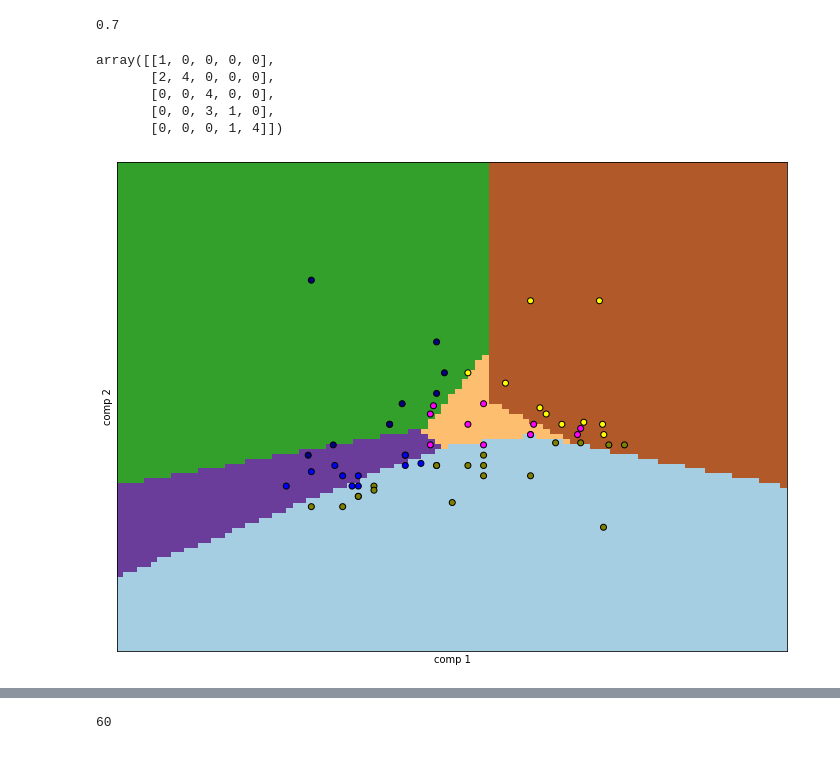
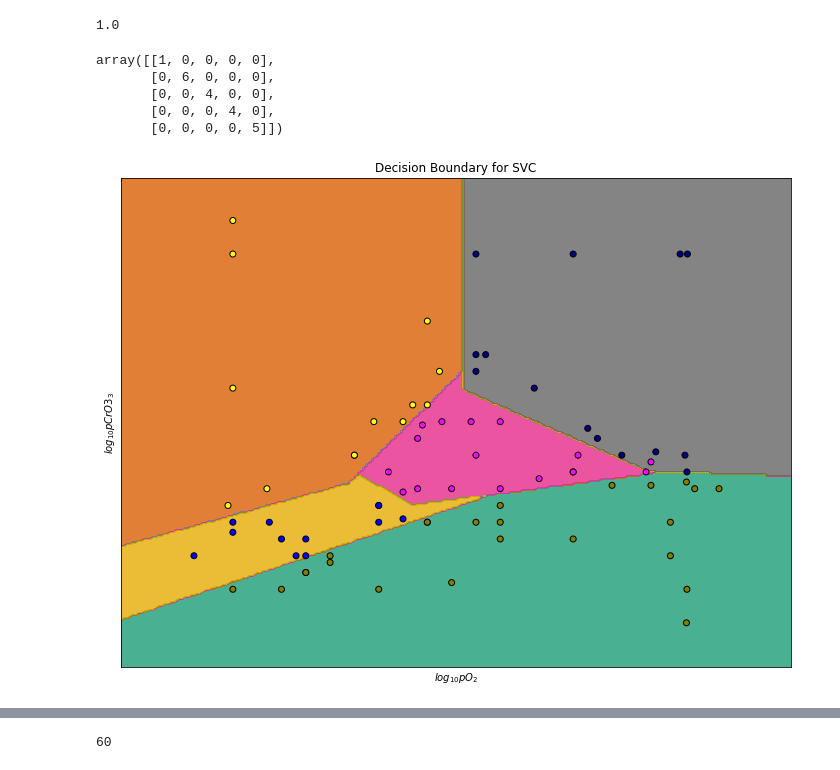
Before and after one commit to boledadian/cammp_7, a Jupyter notebook: P1/Untitled.ipynb, the cells around one changed output, grey strips where cells are left out. Saved outputs shown, nothing was run; the diff lists cells and outputs as text; code cells hidden in the pictures.

Commit message:
new plots for task 1

```diff
--- a/P1/Untitled.ipynb
+++ b/P1/Untitled.ipynb
@@ -9,56 +9,62 @@ X2 = df['log CrO3 /bar'].tolist()
 X = np.c_[X1,X2]
 y = df['reaction product']
 # %%
-from sklearn.preprocessing import MinMaxScaler
-scaler = MinMaxScaler()
+from sklearn.preprocessing import StandardScaler
+scaler = StandardScaler()
 scaler.fit(X)
 X = scaler.transform(X)
 # %%
 from sklearn.svm import SVC
 from sklearn.metrics import accuracy_score
 from sklearn.model_selection import train_test_split
-X_train, X_test, y_train, y_test = train_test_split(X, y, train_size=0.75, random_state=42)
+X_train, X_test, y_train, y_test = train_test_split(X, y, test_size=0.25, random_state=42)
 clf = SVC(gamma=0.5, kernel='linear',C = 20)
 clf.fit(X_train, y_train)
 y_pred = clf.predict(X_test)
 accuracy_score(y_test, y_pred)
 # %% [output]
-0.7
+1.0
 # %%
 from sklearn.metrics import confusion_matrix
 confusion_matrix(y_test, y_pred)
 # %% [output]
 array([[1, 0, 0, 0, 0],
-       [2, 4, 0, 0, 0],
+       [0, 6, 0, 0, 0],
        [0, 0, 4, 0, 0],
-       [0, 0, 3, 1, 0],
-       [0, 0, 0, 1, 4]])
+       [0, 0, 0, 4, 0],
+       [0, 0, 0, 0, 5]])
 # %%
 import matplotlib.pyplot as plt
 from random import sample
 idx = sample(list(df.index), int(df.shape[0]))
 h = .02
 x_min, x_max  = X_train[:, 0].min() - .5, X_train[:, 0].max() + .5
 y_min, y_max = X_train[:, 1].min() - .5, X_train[:, 1].max() + .5
 xx, yy = np.meshgrid(np.arange(x_min, x_max, h), np.arange(y_min, y_max, h))
 Z = clf.predict(np.c_[xx.ravel(), yy.ravel()])
 
 # Put the result into a color plot
 encoder = {'SrO': 1, 'SrCrO3': 2, 'Sr3Cr2O8': 3,'Sr2CrO4':4,'SrCrO4':5}
 Z = np.array([encoder[z] for z in Z]).reshape(xx.shape)
 plt.figure(figsize=(12, 9))
-plt.pcolormesh(xx, yy, Z, cmap=plt.cm.Paired)
+#plt.pcolormesh(xx, yy, Z, cmap=plt.cm.Paired)
 
 # Plot also the training points
-col_map = {'SrO': 'olive', 'SrCrO3': 'navy', 'Sr3Cr2O8': 'magenta','Sr2CrO4':"blue",'SrCrO4':"yellow"}
-plt.scatter(X_train[:, 0], X_train[:, 1], c= [col_map[lb] for lb in y_train], edgecolors='k', cmap=plt.cm.Paired)
-plt.xlabel('comp 1')
-plt.ylabel('comp 2')
+plt.contourf(xx, yy, Z, cmap=plt.cm.get_cmap('Dark2'), alpha=0.8)
+#plt.pcolormesh(xx, yy, Z, cmap=plt.cm.Paired)
+# Plot also the training points
+col_map = {'SrO': 'olive', 'SrCrO3': 'yellow', 'Sr3Cr2O8': 'magenta','Sr2CrO4':"blue",'SrCrO4':"navy"}
+plt.scatter(X_0, X_1, c= [col_map[lb] for lb in df['reaction product']], edgecolors='k', cmap=plt.cm.Paired)
+#plt.scatter(X_0, X_1, c=y_letransf, s=20, cmap=plt.cm.get_cmap('Dark2'), edgecolors='k')
+plt.ylabel('$log_{10}pCrO3_3$')
+plt.xlabel('$log_{10}pO_2$')
+plt.title("Decision Boundary for SVC")
 
 plt.xlim(xx.min(), xx.max())
 plt.ylim(yy.min(), yy.max())
 plt.xticks(())
 plt.yticks(())
+plt.savefig('classification_SVC.png')
 plt.show()
 # %% [output]
-[figure, old version]
+[figure, new version]
```
Also changed, not shown: parts of 10 cells of this notebook, 17 other files.
